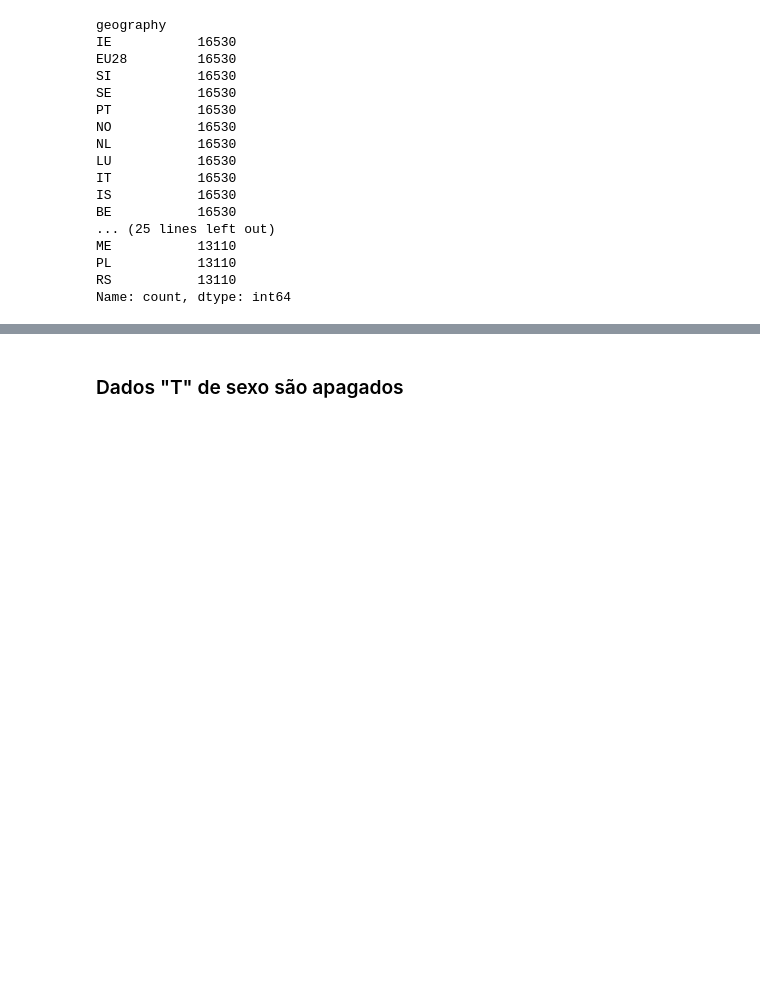
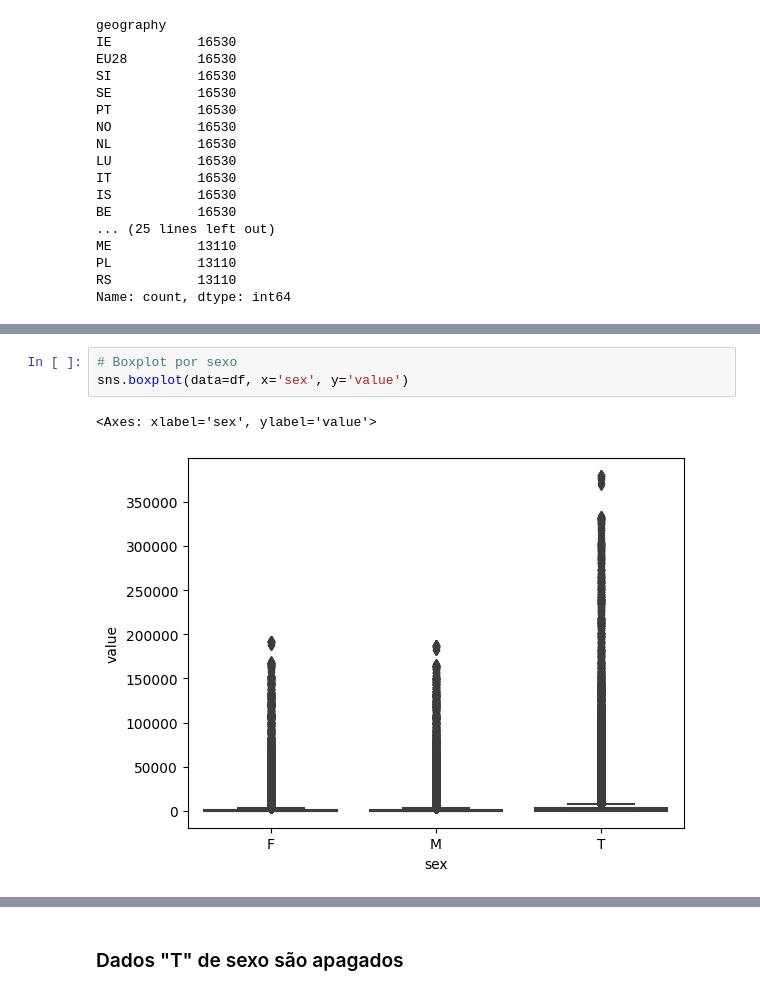
Before and after one commit to FelipeSteudel/Felipe_Steudel-CA1-ML_for_Business, a Jupyter notebook: Felipe Steudel - CA1 - Machine Learning for Business.ipynb, the cells around one changed output, grey strips where cells are left out. Drawn from its saved outputs; the diff is of its cells as text; blank space fills up the shorter version.

```diff
--- a/Felipe Steudel - CA1 - Machine Learning for Business.ipynb
+++ b/Felipe Steudel - CA1 - Machine Learning for Business.ipynb
@@ -151,0 +192,6 @@ Name: count, dtype: int64
+# %%
+# Boxplot por sexo
+sns.boxplot(data=df, x='sex', y='value')
+# %% [output]
+<Axes: xlabel='sex', ylabel='value'>
+[figure, added]
```
Also changed, not shown: parts of 21 cells of this notebook.
